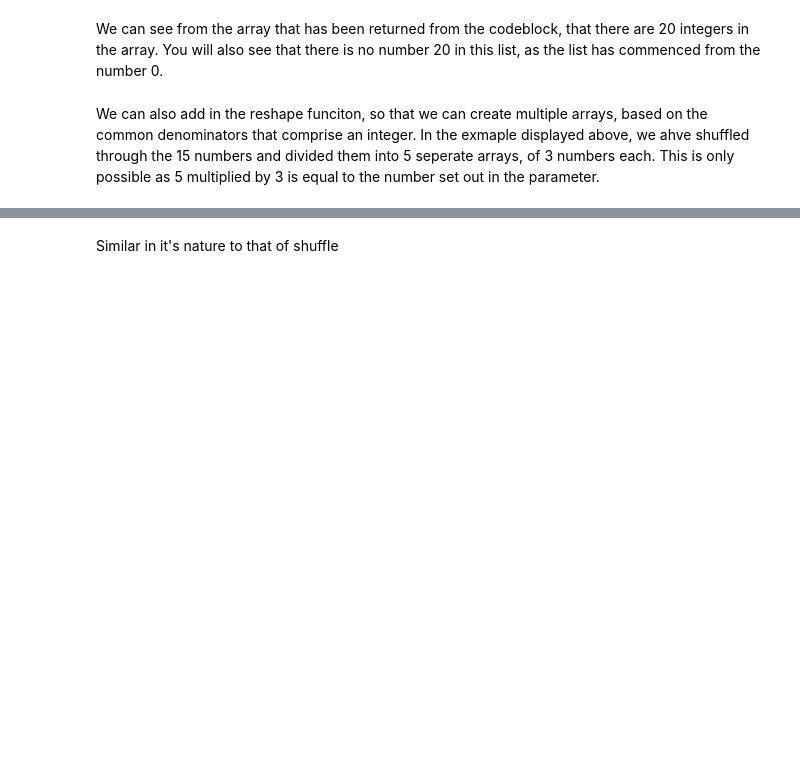
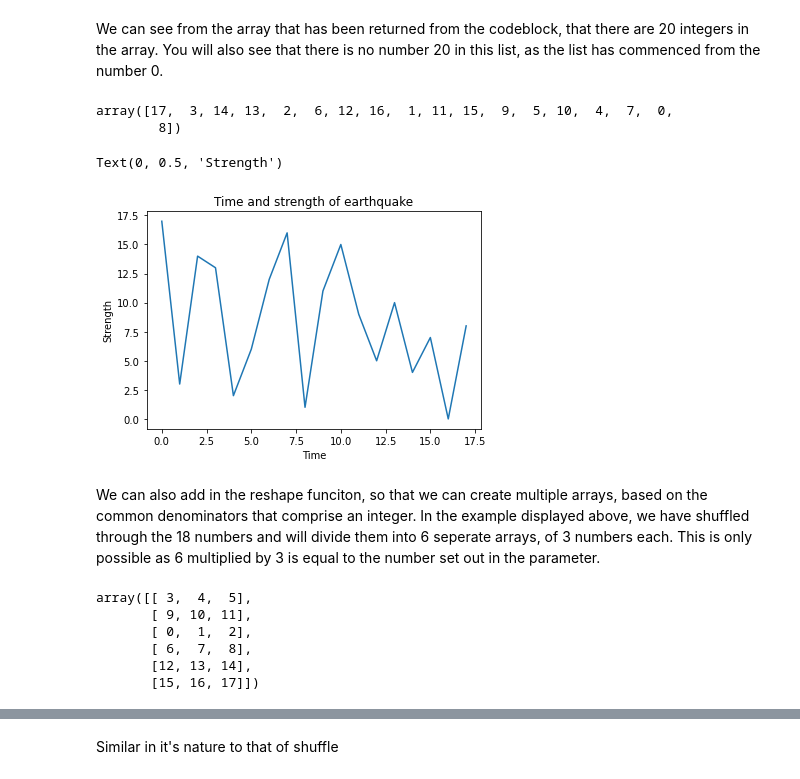
Before and after one commit to jonkavana/PODA-Project-2020, a Jupyter notebook: PODA Numpy.Random .ipynb, the cells around one changed output, grey strips where cells are left out. Cells and saved outputs as stored; diff of their text form; code cells hidden in the pictures; blank space fills up the shorter version.

Commit message:
Complete Review of the SHuffle and Permutations component

```diff
--- a/PODA Numpy.Random .ipynb
+++ b/PODA Numpy.Random .ipynb
@@ -256,6 +343,9 @@ Shuf
 # %% [markdown]
 We can see from the array that has been returned from the codeblock, that there are 20 integers in the array. You will also see that there is no number 20 in this list, as the list has commenced from the number 0.
 # %%
-Shuf = np.arange(18).reshape((9, 2))
+Shuf = np.arange(18)
 np.random.shuffle(Shuf)
 Shuf
+# %% [output]
+array([17,  3, 14, 13,  2,  6, 12, 16,  1, 11, 15,  9,  5, 10,  4,  7,  0,
+        8])
@@ -265,2 +352,21 @@ plt.plot(g)
+# %%
+plt.plot(Shuf)
+plt.title("Time and strength of earthquake")
+plt.xlabel("Time")
+plt.ylabel("Strength")
+# %% [output]
+Text(0, 0.5, 'Strength')
+[figure, added]
 # %% [markdown]
-We can also add in the reshape funciton, so that we can create multiple arrays, based on the common denominators that comprise an integer. In the exmaple displayed above, we ahve shuffled through the 15 numbers and divided them into 5 seperate arrays, of 3 numbers each. This is only possible as 5 multiplied by 3 is equal to the number set out in the parameter.
+We can also add in the reshape funciton, so that we can create multiple arrays, based on the common denominators that comprise an integer. In the example displayed above, we have shuffled through the 18 numbers and will divide them into 6 seperate arrays, of 3 numbers each. This is only possible as 6 multiplied by 3 is equal to the number set out in the parameter.
+# %%
+Shuf = np.arange(18).reshape((6, 3))
+np.random.shuffle(Shuf)
+Shuf
+# %% [output]
+array([[ 3,  4,  5],
+       [ 9, 10, 11],
+       [ 0,  1,  2],
+       [ 6,  7,  8],
+       [12, 13, 14],
+       [15, 16, 17]])
```
Also changed, not shown: parts of 58 cells of this notebook.
